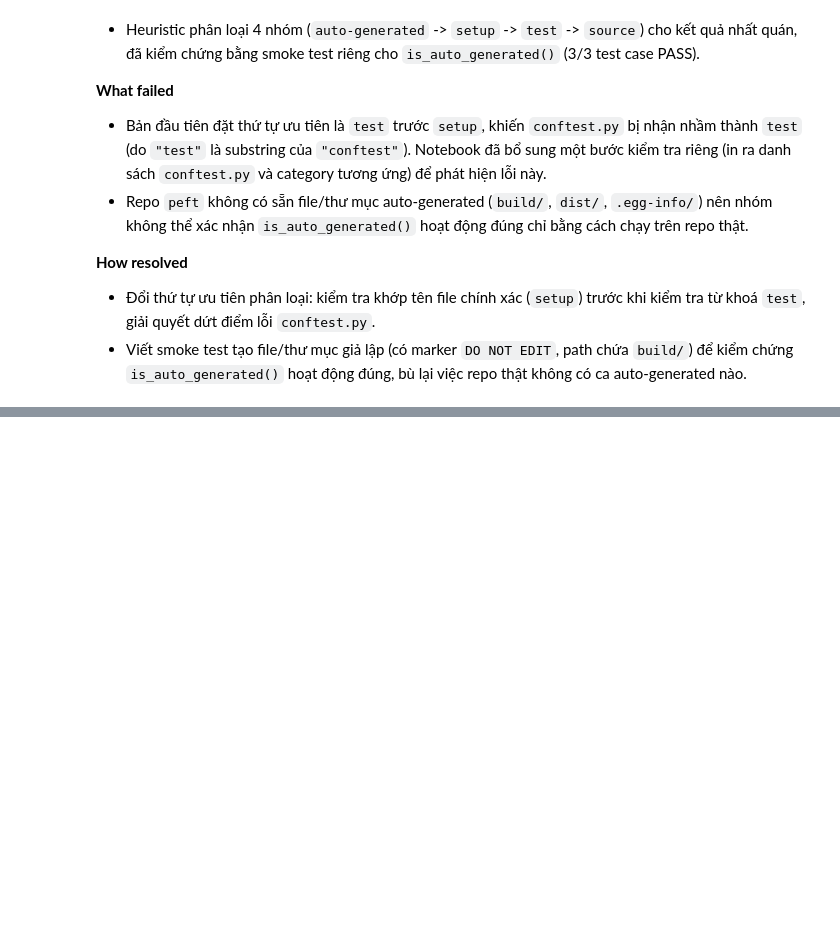
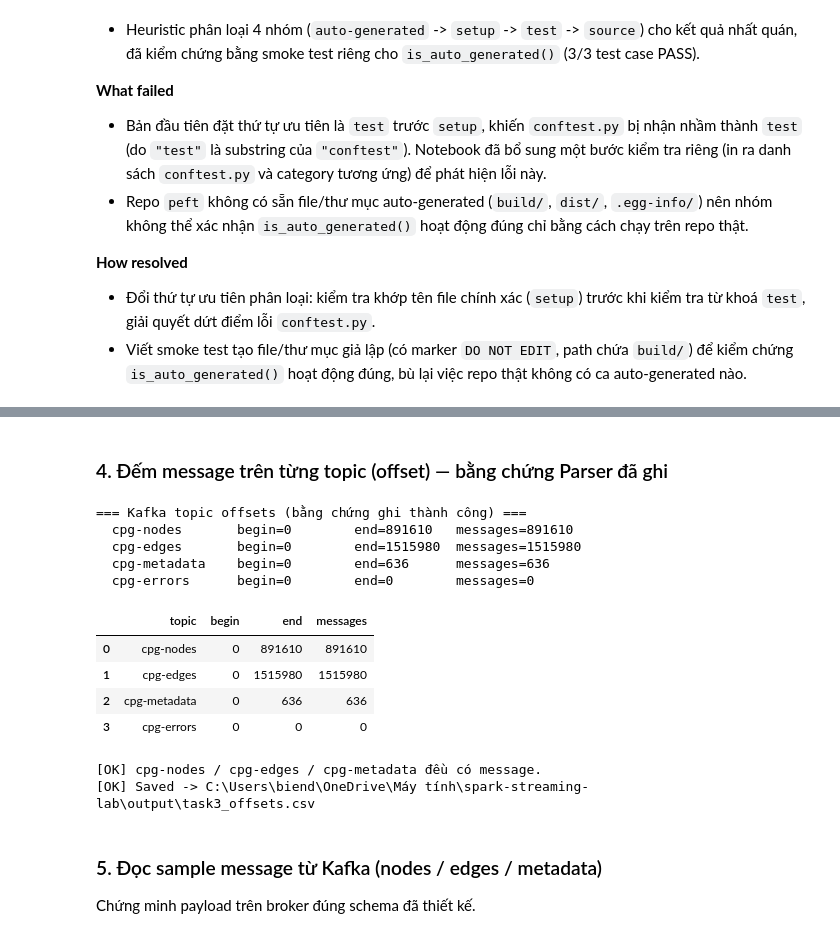
Before and after one commit to tdat1465/spark-streaming-lab, a Jupyter notebook: notebook.ipynb, the cells around one changed output, grey strips where cells are left out. Cells and saved outputs as stored; diff of their text form; code cells hidden in the pictures; blank space fills up the shorter version.

```diff
--- a/notebook.ipynb
+++ b/notebook.ipynb
@@ -519,0 +987,47 @@ print("╚═══════════════════════
+# %% [markdown]
+### 4. Đếm message trên từng topic (offset) — bằng chứng Parser đã ghi
+# %%
+from kafka import KafkaConsumer, TopicPartition
+
+topics = ["cpg-nodes", "cpg-edges", "cpg-metadata", "cpg-errors"]
+consumer = KafkaConsumer(bootstrap_servers=KAFKA_BOOTSTRAP, request_timeout_ms=15000)
+
+print("=== Kafka topic offsets (bằng chứng ghi thành công) ===")
+offset_rows = []
+for t in topics:
+    tp = TopicPartition(t, 0)
+    begin = consumer.beginning_offsets([tp])[tp]
+    end = consumer.end_offsets([tp])[tp]
+    count = end - begin
+    offset_rows.append({"topic": t, "begin": begin, "end": end, "messages": count})
+    print(f"  {t:14s}  begin={begin:<8d} end={end:<8d} messages={count}")
+
+consumer.close()
+
+offset_df = pd.DataFrame(offset_rows)
+display(offset_df)
+
+assert offset_df.loc[offset_df.topic == "cpg-nodes", "messages"].iloc[0] > 0
+assert offset_df.loc[offset_df.topic == "cpg-edges", "messages"].iloc[0] > 0
+assert offset_df.loc[offset_df.topic == "cpg-metadata", "messages"].iloc[0] > 0
+print("\n[OK] cpg-nodes / cpg-edges / cpg-metadata đều có message.")
+
+offset_df.to_csv(OUTPUT_DIR / "task3_offsets.csv", index=False)
+print(f"[OK] Saved -> {OUTPUT_DIR / 'task3_offsets.csv'}")
+# %% [output]
+=== Kafka topic offsets (bằng chứng ghi thành công) ===
+  cpg-nodes       begin=0        end=891610   messages=891610
+  cpg-edges       begin=0        end=1515980  messages=1515980
+  cpg-metadata    begin=0        end=636      messages=636
+  cpg-errors      begin=0        end=0        messages=0
+|  | topic | begin | end | messages |
+| 0 | cpg-nodes | 0 | 891610 | 891610 |
+| 1 | cpg-edges | 0 | 1515980 | 1515980 |
+| 2 | cpg-metadata | 0 | 636 | 636 |
+| 3 | cpg-errors | 0 | 0 | 0 |
+[OK] cpg-nodes / cpg-edges / cpg-metadata đều có message.
+[OK] Saved -> C:\Users\biend\OneDrive\Máy tính\spark-streaming-lab\output\task3_offsets.csv
+# %% [markdown]
+### 5. Đọc sample message từ Kafka (nodes / edges / metadata)
+
+Chứng minh payload trên broker đúng schema đã thiết kế.
```
Also changed, not shown: parts of 27 cells of this notebook, 9 other files.
